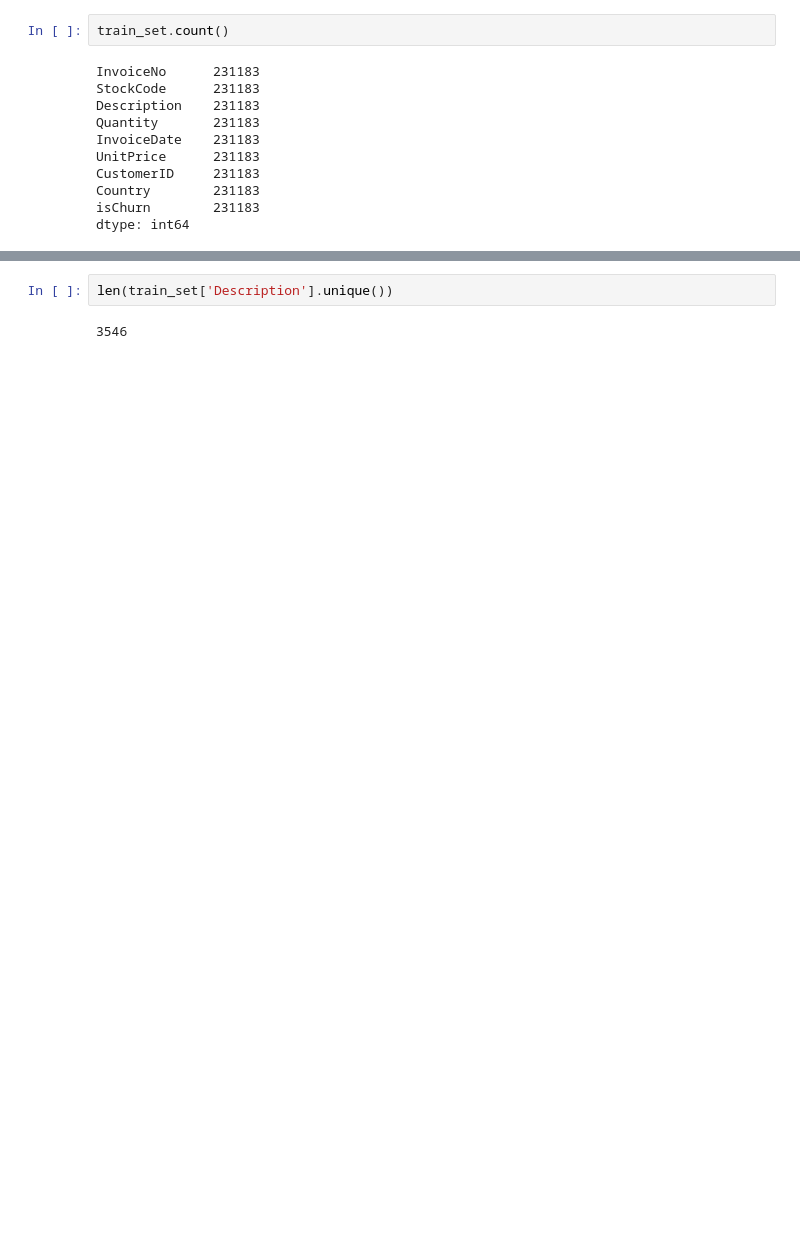
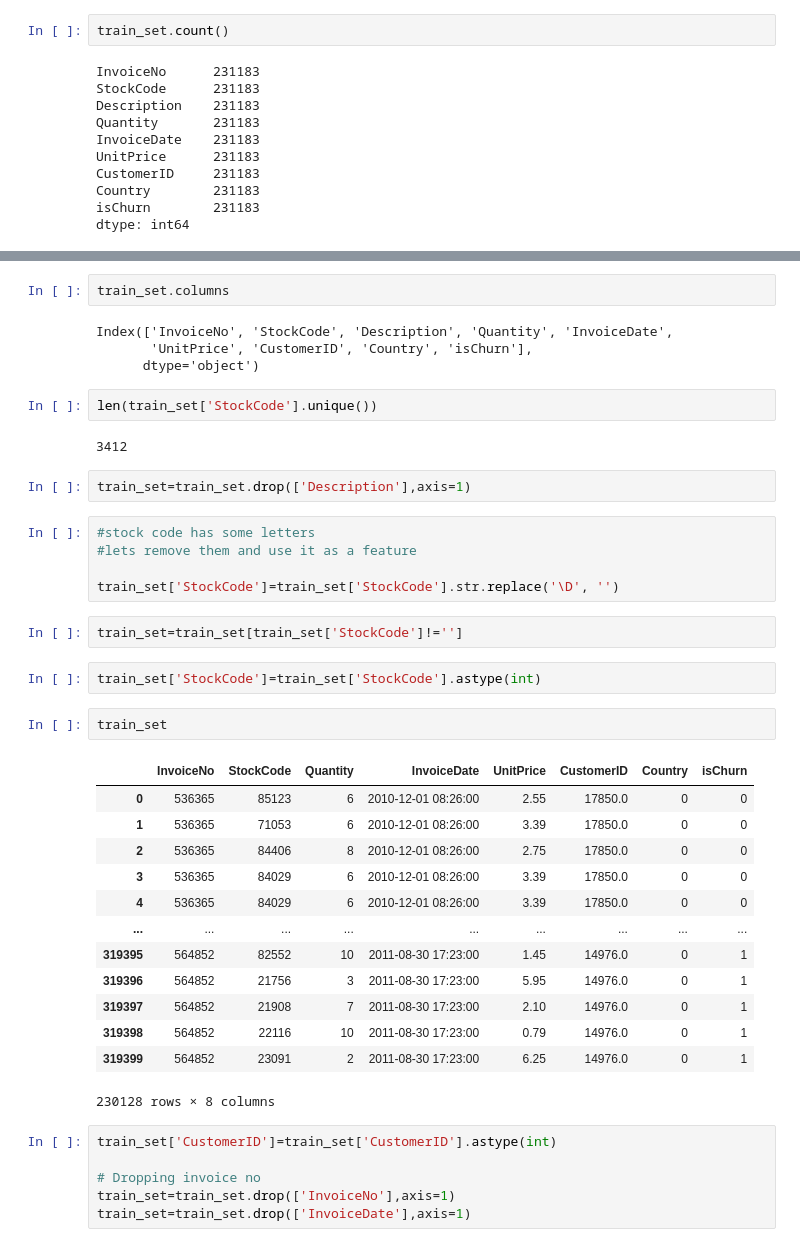
Before and after one commit to MadKauSing/Big-Data, a Jupyter notebook: MI temp/81_82_88.ipynb, the cells around one changed output, grey strips where cells are left out. Cells and saved outputs as stored; diff of their text form; blank space fills up the shorter version.

```diff
--- a/MI temp/81_82_88.ipynb
+++ b/MI temp/81_82_88.ipynb
@@ -146,4 +185,43 @@ dtype: int64
+# %%
+train_set.columns
+# %% [output]
+Index(['InvoiceNo', 'StockCode', 'Description', 'Quantity', 'InvoiceDate',
+       'UnitPrice', 'CustomerID', 'Country', 'isChurn'],
+      dtype='object')
 # %%
-len(train_set['Description'].unique())
+len(train_set['StockCode'].unique())
 # %% [output]
-3546
+3412
+# %%
+train_set=train_set.drop(['Description'],axis=1)
+# %%
+#stock code has some letters
+#lets remove them and use it as a feature
+
+train_set['StockCode']=train_set['StockCode'].str.replace('\D', '')
+# %%
+train_set=train_set[train_set['StockCode']!='']
+# %%
+train_set['StockCode']=train_set['StockCode'].astype(int)
+# %%
+train_set
+# %% [output]
+|  | InvoiceNo | StockCode | Quantity | InvoiceDate | UnitPrice | CustomerID | Country | isChurn |
+| 0 | 536365 | 85123 | 6 | 2010-12-01 08:26:00 | 2.55 | 17850.0 | 0 | 0 |
+| 1 | 536365 | 71053 | 6 | 2010-12-01 08:26:00 | 3.39 | 17850.0 | 0 | 0 |
+| 2 | 536365 | 84406 | 8 | 2010-12-01 08:26:00 | 2.75 | 17850.0 | 0 | 0 |
+| 3 | 536365 | 84029 | 6 | 2010-12-01 08:26:00 | 3.39 | 17850.0 | 0 | 0 |
+| 4 | 536365 | 84029 | 6 | 2010-12-01 08:26:00 | 3.39 | 17850.0 | 0 | 0 |
+| ... | ... | ... | ... | ... | ... | ... | ... | ... |
+| 319395 | 564852 | 82552 | 10 | 2011-08-30 17:23:00 | 1.45 | 14976.0 | 0 | 1 |
+| 319396 | 564852 | 21756 | 3 | 2011-08-30 17:23:00 | 5.95 | 14976.0 | 0 | 1 |
+| 319397 | 564852 | 21908 | 7 | 2011-08-30 17:23:00 | 2.10 | 14976.0 | 0 | 1 |
+| 319398 | 564852 | 22116 | 10 | 2011-08-30 17:23:00 | 0.79 | 14976.0 | 0 | 1 |
+| 319399 | 564852 | 23091 | 2 | 2011-08-30 17:23:00 | 6.25 | 14976.0 | 0 | 1 |
+230128 rows × 8 columns
+# %%
+train_set['CustomerID']=train_set['CustomerID'].astype(int)
+
+# Dropping invoice no
+train_set=train_set.drop(['InvoiceNo'],axis=1)
+train_set=train_set.drop(['InvoiceDate'],axis=1)
```
Also changed, not shown: parts of 20 cells of this notebook.
